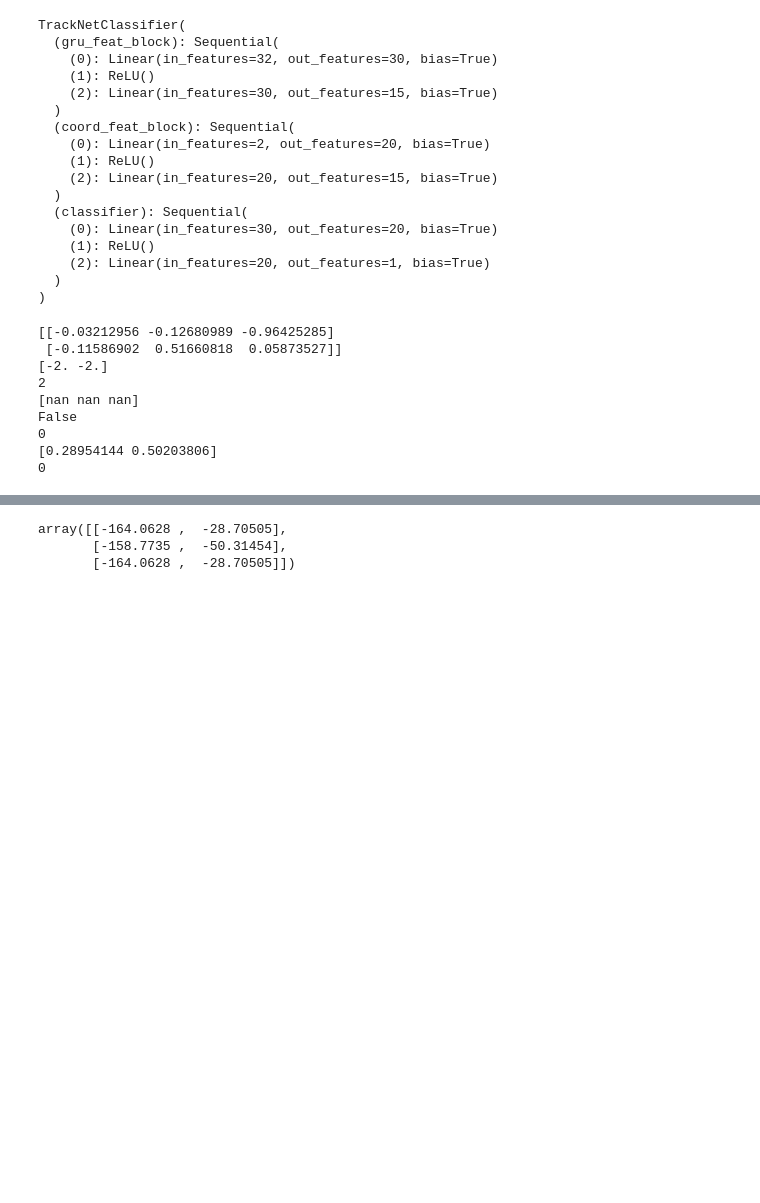
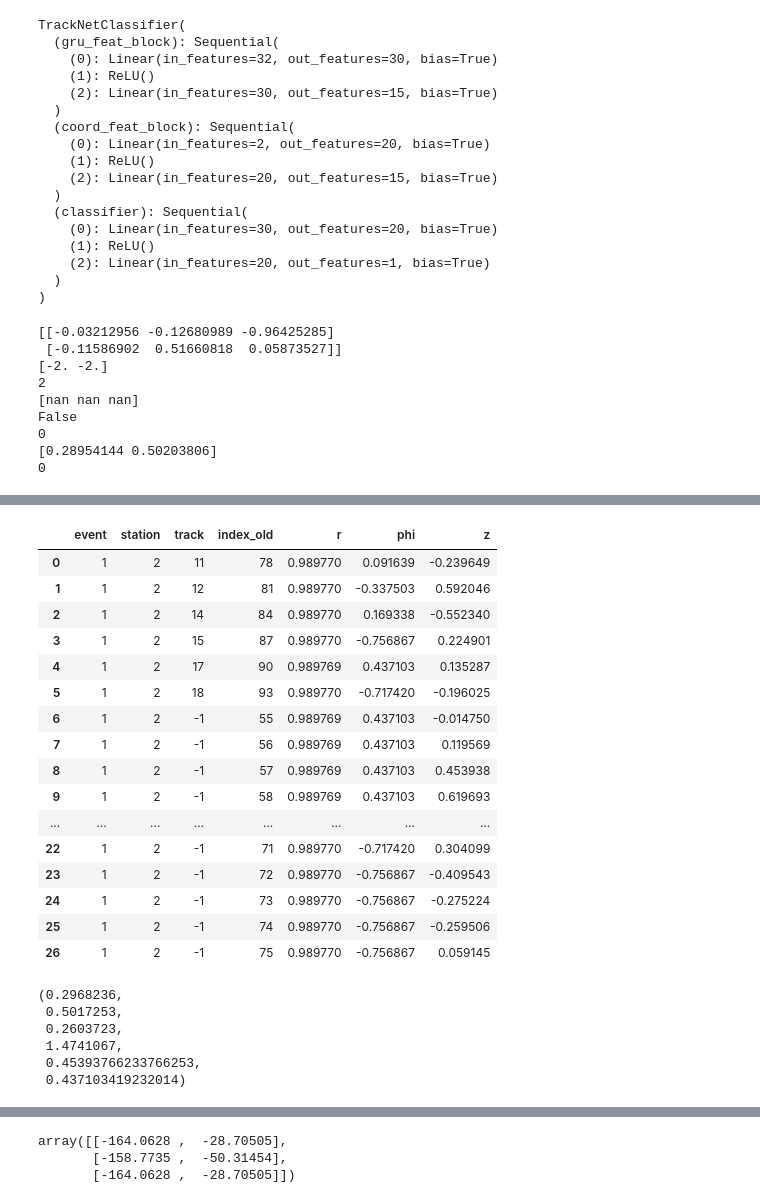
Before and after one commit to t3hseus/ariadne, a Jupyter notebook: notebooks/tracknet_eval.ipynb, the cells around one changed output, grey strips where cells are left out. Drawn from its saved outputs; the diff is of its cells as text; code cells hidden in the pictures; blank space fills up the shorter version.

```diff
--- a/notebooks/tracknet_eval.ipynb
+++ b/notebooks/tracknet_eval.ipynb
@@ -289,0 +373,20 @@ visual_predict(seeds, target, pred)
+# %%
+target
+# %% [output]
+|  | event | station | track | index_old | r | phi | z |
+| 0 | 1 | 2 | 11 | 78 | 0.989770 | 0.091639 | -0.239649 |
+| 1 | 1 | 2 | 12 | 81 | 0.989770 | -0.337503 | 0.592046 |
+| 2 | 1 | 2 | 14 | 84 | 0.989770 | 0.169338 | -0.552340 |
+| 3 | 1 | 2 | 15 | 87 | 0.989770 | -0.756867 | 0.224901 |
+| 4 | 1 | 2 | 17 | 90 | 0.989769 | 0.437103 | 0.135287 |
+| 5 | 1 | 2 | 18 | 93 | 0.989770 | -0.717420 | -0.196025 |
+| 6 | 1 | 2 | -1 | 55 | 0.989769 | 0.437103 | -0.014750 |
+| 7 | 1 | 2 | -1 | 56 | 0.989769 | 0.437103 | 0.119569 |
+| 8 | 1 | 2 | -1 | 57 | 0.989769 | 0.437103 | 0.453938 |
+| 9 | 1 | 2 | -1 | 58 | 0.989769 | 0.437103 | 0.619693 |
+| ... | ... | ... | ... | ... | ... | ... | ... |
+| 22 | 1 | 2 | -1 | 71 | 0.989770 | -0.717420 | 0.304099 |
+| 23 | 1 | 2 | -1 | 72 | 0.989770 | -0.756867 | -0.409543 |
+| 24 | 1 | 2 | -1 | 73 | 0.989770 | -0.756867 | -0.275224 |
+| 25 | 1 | 2 | -1 | 74 | 0.989770 | -0.756867 | -0.259506 |
+| 26 | 1 | 2 | -1 | 75 | 0.989770 | -0.756867 | 0.059145 |
@@ -290 +419,11 @@ visual_predict(seeds, target, pred)
+# %%
+i = 4
+ellipse_x[i], ellipse_y[i], ellipse_dist_w[i], ellipse_dist_h[i], pnts_x[i], pnts_y[i]
+# %% [output]
+(0.2968236,
+ 0.5017253,
+ 0.2603723,
+ 1.4741067,
+ 0.45393766233766253,
+ 0.437103419232014)
 # %%
```
Also changed, not shown: parts of 19 cells of this notebook.
